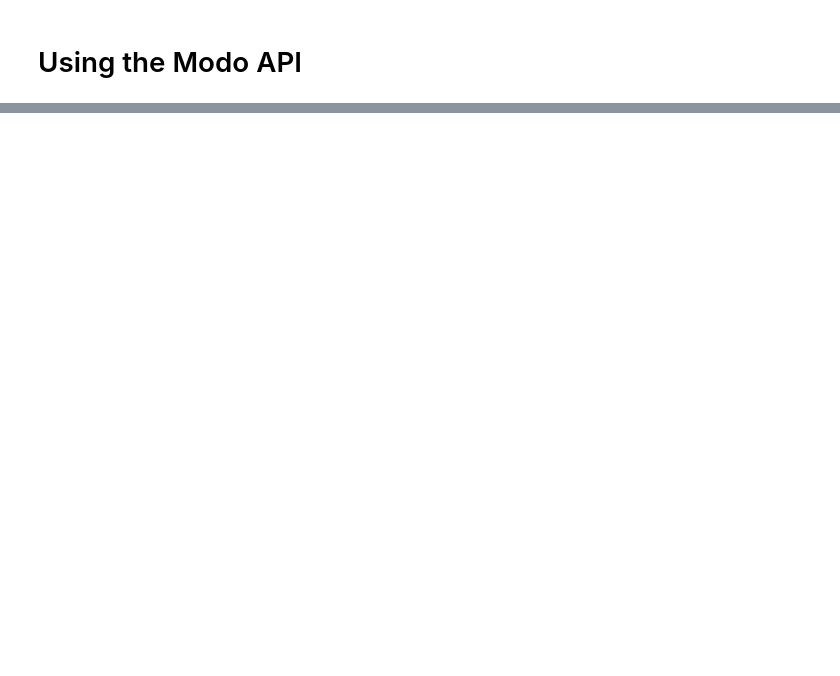
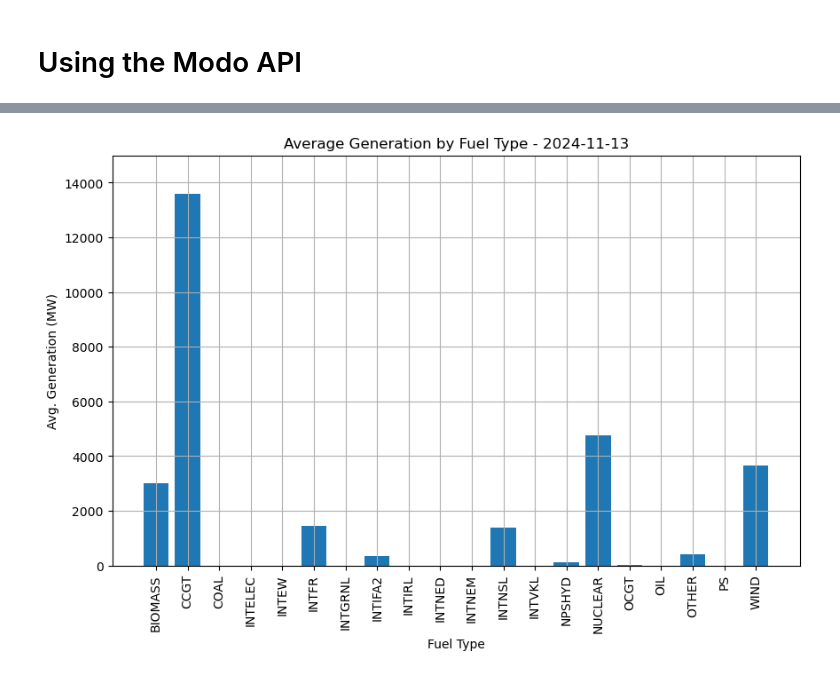
Before and after one commit to pilipb/Modo-DS, a Jupyter notebook: main.ipynb, the cells around one changed output, grey strips where cells are left out. Cells and saved outputs as stored; diff of their text form; code cells hidden in the pictures; blank space fills up the shorter version.

```diff
--- a/main.ipynb
+++ b/main.ipynb
@@ -76,0 +95,27 @@ plt.show()
+# %%
+
+# Prepare figure
+fig, ax = plt.subplots(figsize=(10, 6))
+
+days = df['settlementDate'].unique()
+
+def update(day):
+    ax.clear()
+    daily_data = df[df['settlementDate'] == day]
+    average_generation = daily_data.groupby('fuelType')['generation'].mean()
+    # average_generation = average_generation[average_generation != 0]  # Exclude 0 generation
+
+    ax.bar(average_generation.index, average_generation)
+    ax.set_title(f'Average Generation by Fuel Type - {day}')
+    ax.set_ylabel('Avg. Generation (MW)')
+    # set y limit to the maximum value of the average generation
+    ax.set_ylim(0, 15000)
+    ax.set_xlabel('Fuel Type')
+    ax.set_xticks(range(len(average_generation.index)))
+    ax.set_xticklabels(average_generation.index, rotation=90)
+    ax.grid()
+
+# Create animation
+ani = FuncAnimation(fig, update, frames=days, repeat=False)
+# %% [output]
+[figure, added]
```
Also changed, not shown: parts of 6 cells of this notebook.
